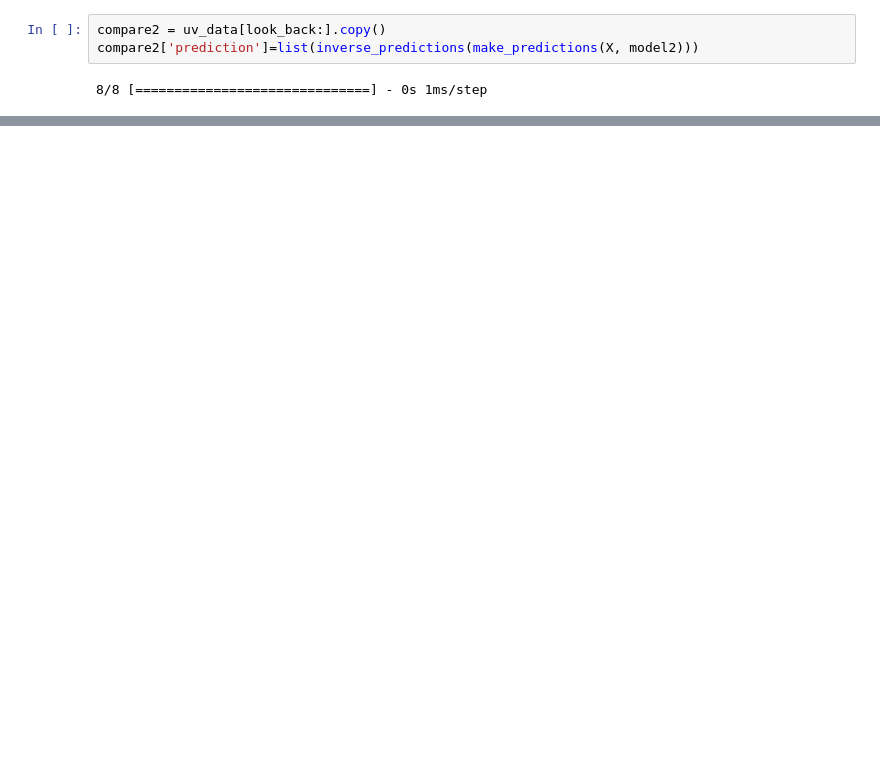
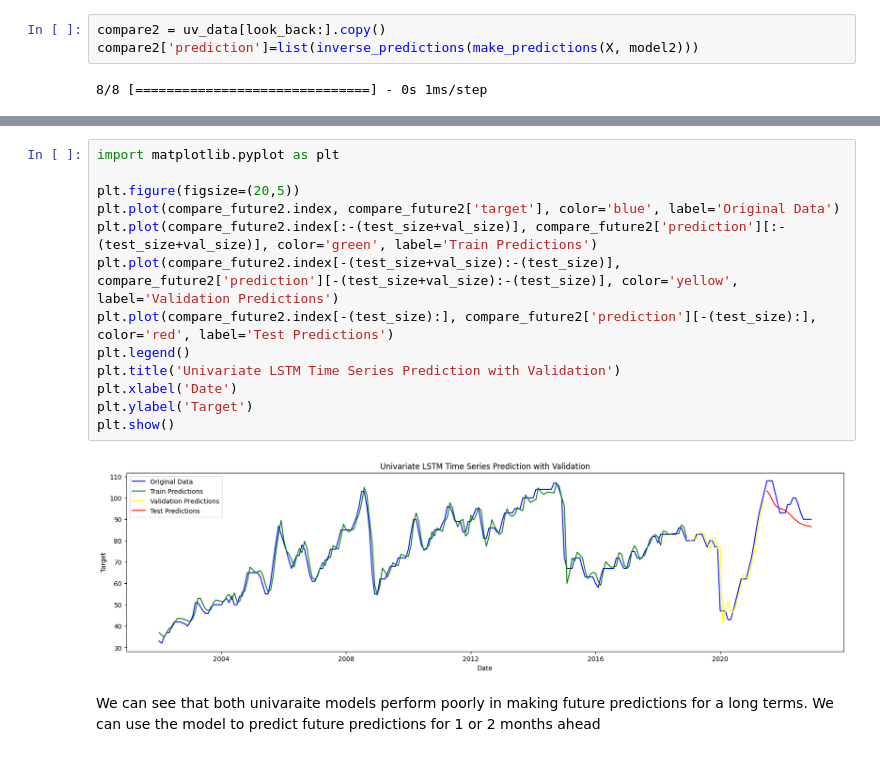
Before and after one commit to ge0rgeth0mas/domestic-market-blow-molding, a Jupyter notebook: domestic_market_blow_molding/modeling/univariate_LSTM_modeling.ipynb, the cells around one changed output, grey strips where cells are left out. Saved outputs shown, nothing was run; the diff lists cells and outputs as text; blank space fills up the shorter version.

```diff
--- a/domestic_market_blow_molding/modeling/univariate_LSTM_modeling.ipynb
+++ b/domestic_market_blow_molding/modeling/univariate_LSTM_modeling.ipynb
@@ -322,0 +445,17 @@ plt.show()
+# %%
+import matplotlib.pyplot as plt
+
+plt.figure(figsize=(20,5))
+plt.plot(compare_future2.index, compare_future2['target'], color='blue', label='Original Data')
+plt.plot(compare_future2.index[:-(test_size+val_size)], compare_future2['prediction'][:-(test_size+val_size)], color='green', label='Train Predictions')
+plt.plot(compare_future2.index[-(test_size+val_size):-(test_size)], compare_future2['prediction'][-(test_size+val_size):-(test_size)], color='yellow', label='Validation Predictions')
+plt.plot(compare_future2.index[-(test_size):], compare_future2['prediction'][-(test_size):], color='red', label='Test Predictions')
+plt.legend()
+plt.title('Univariate LSTM Time Series Prediction with Validation')
+plt.xlabel('Date')
+plt.ylabel('Target')
+plt.show()
+# %% [output]
+[figure, added]
+# %% [markdown]
+We can see that both univaraite models perform poorly in making future predictions for a long terms. We can use the model to predict future predictions for 1 or 2 months ahead
```
Also changed, not shown: parts of 19 cells of this notebook, 1 other file.
